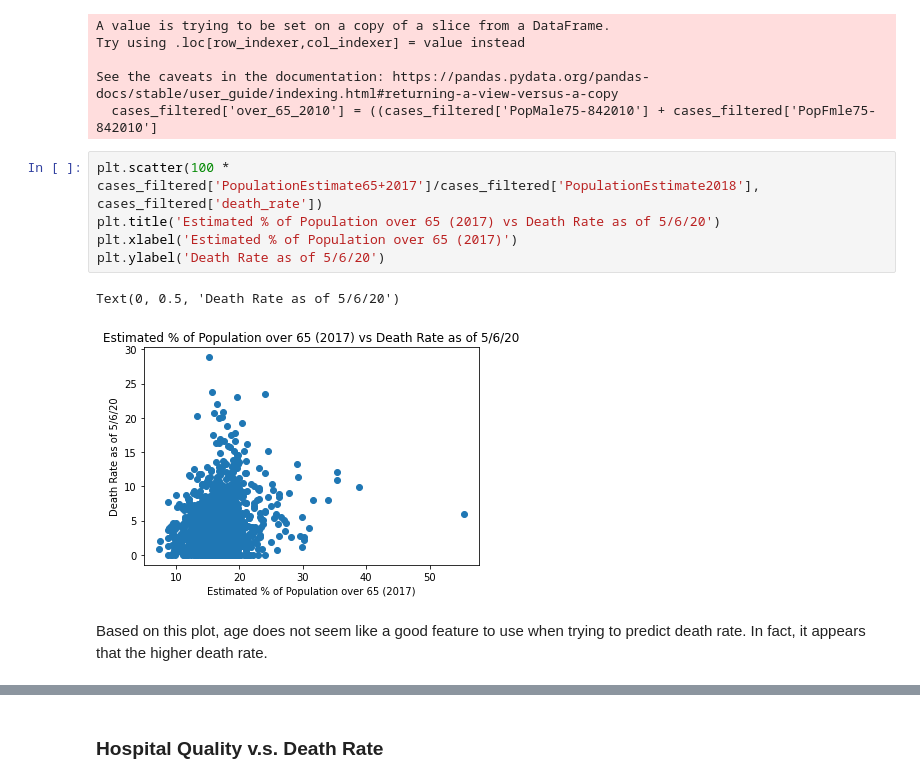
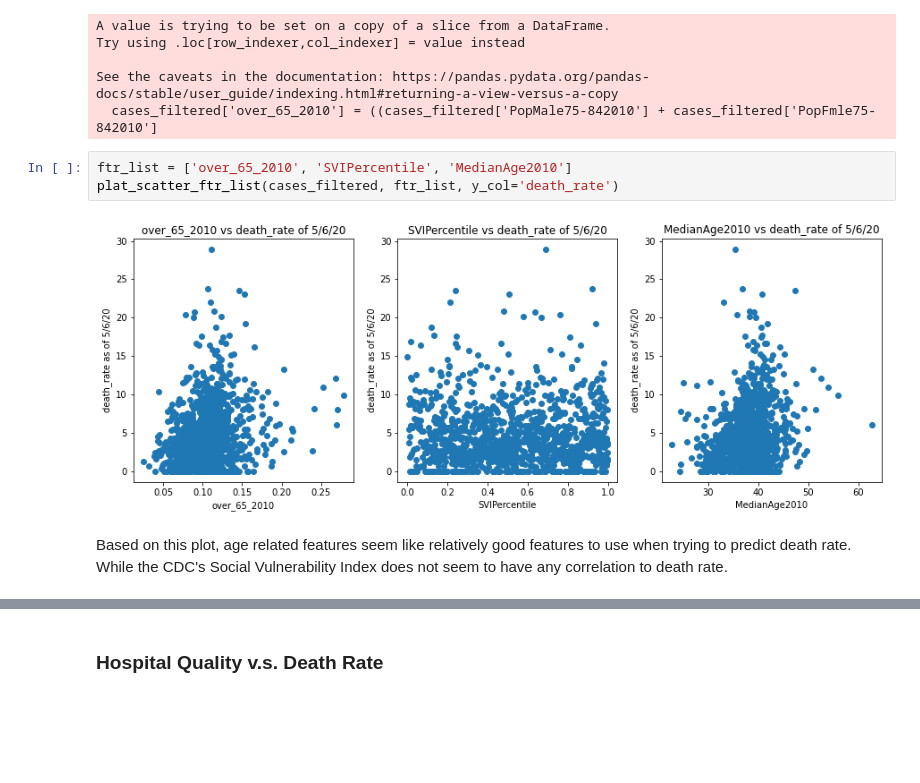
Before and after one commit to swenson-nick/Data_200_Covid, a Jupyter notebook: 1.DeathRate.ipynb, the cells around one changed output, grey strips where cells are left out. Saved outputs shown, nothing was run; the diff lists cells and outputs as text; blank space fills up the shorter version.

```diff
--- a/1.DeathRate.ipynb
+++ b/1.DeathRate.ipynb
@@ -320,13 +342,10 @@ Try using .loc[row_indexer,col_indexer] = value instead
 
 See the caveats in the documentation: https://pandas.pydata.org/pandas-docs/stable/user_guide/indexing.html#returning-a-view-versus-a-copy
   cases_filtered['over_65_2010'] = ((cases_filtered['PopMale75-842010'] + cases_filtered['PopFmle75-842010']
-# %%
-plt.scatter(100 * cases_filtered['PopulationEstimate65+2017']/cases_filtered['PopulationEstimate2018'], cases_filtered['death_rate'])
-plt.title('Estimated % of Population over 65 (2017) vs Death Rate as of 5/6/20')
-plt.xlabel('Estimated % of Population over 65 (2017)')
-plt.ylabel('Death Rate as of 5/6/20')
-# %% [output]
-Text(0, 0.5, 'Death Rate as of 5/6/20')
-[figure, removed]
+# %%
+ftr_list = ['over_65_2010', 'SVIPercentile', 'MedianAge2010']
+plat_scatter_ftr_list(cases_filtered, ftr_list, y_col='death_rate')
+# %% [output]
+[figure, added]
 # %% [markdown]
-Based on this plot, age does not seem like a good feature to use when trying to predict death rate. In fact, it appears that the higher death rate.
+Based on this plot, age related features seem like relatively good features to use when trying to predict death rate. While the CDC's Social Vulnerability Index does not seem to have any correlation to death rate.
```
Also changed, not shown: parts of 46 cells of this notebook, 1 other file.
